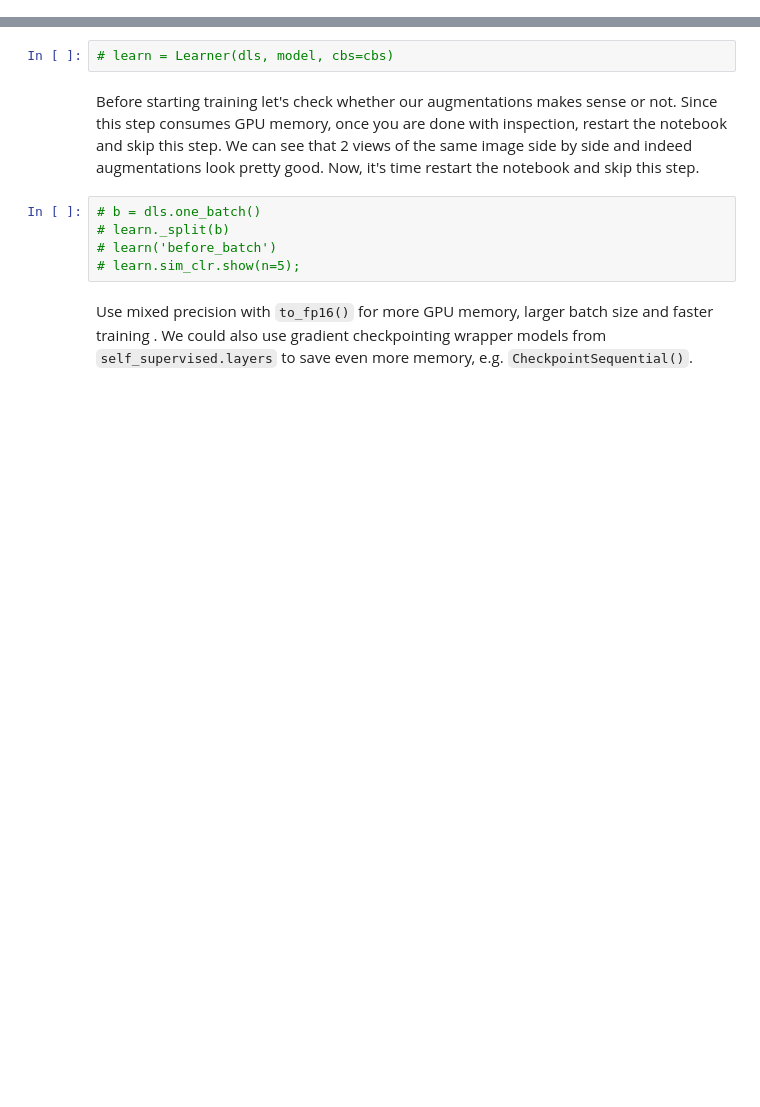
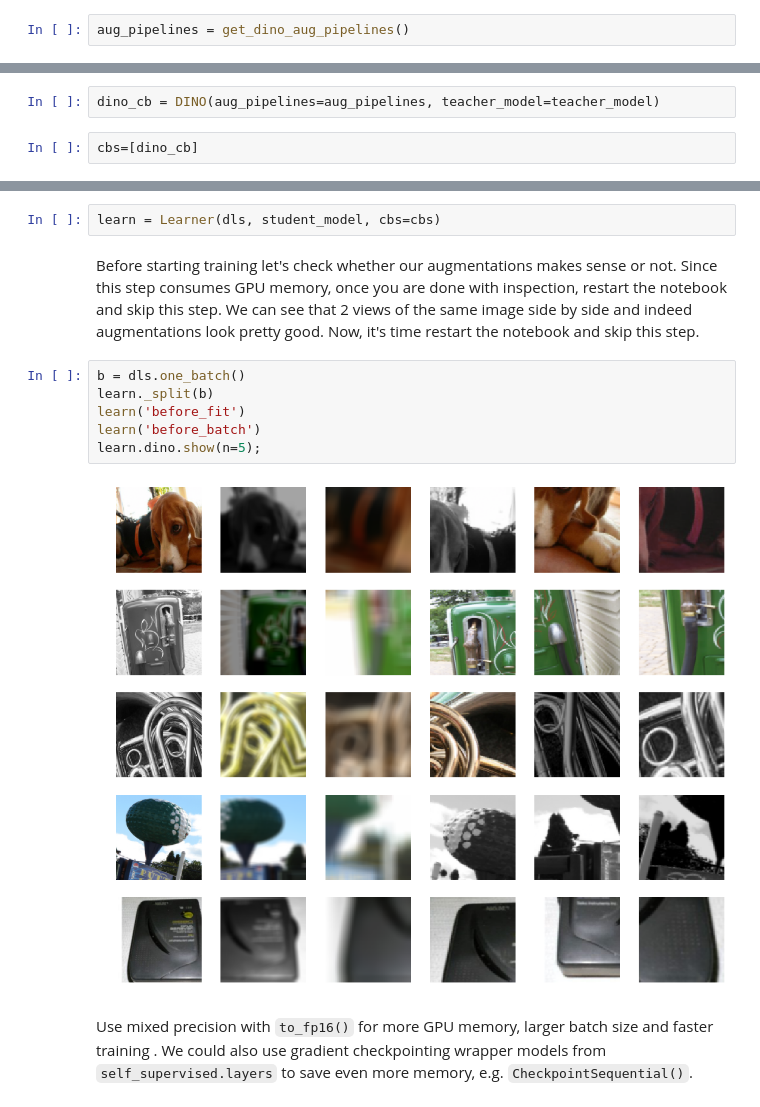
Before and after one commit to KeremTurgutlu/self_supervised, a Jupyter notebook: examples/vision/06 - training_dino_iwang.ipynb, the cells around one changed output, grey strips where cells are left out. Drawn from its saved outputs; the diff is of its cells as text; blank space fills up the shorter version.

```diff
--- a/examples/vision/06 - training_dino_iwang.ipynb
+++ b/examples/vision/06 - training_dino_iwang.ipynb
@@ -96,0 +84,2 @@ Next step is perhaps the most critical step for achieving good results on a cust
+# %%
+aug_pipelines = get_dino_aug_pipelines()
@@ -158 +108,5 @@ class BarlowTwins(Callback):
+# %%
+dino_cb = DINO(aug_pipelines=aug_pipelines, teacher_model=teacher_model)
+# %%
+cbs=[dino_cb]
 # %%
@@ -161,12 +114,15 @@ class BarlowTwins(Callback):
 # %%
-# learn = Learner(dls, model, cbs=cbs)
+learn = Learner(dls, student_model, cbs=cbs)
 # %% [markdown]
 Before starting training let's check whether our augmentations makes sense or not. Since this step consumes GPU memory, once you are done with inspection, restart the notebook and skip this step. We can see that 2 views of the same image side by side and indeed augmentations look pretty good. Now, it's time restart the notebook and skip this step.
 # %%
-# b = dls.one_batch()
-# learn._split(b)
-# learn('before_batch')
-# learn.sim_clr.show(n=5);
+b = dls.one_batch()
+learn._split(b)
+learn('before_fit')
+learn('before_batch')
+learn.dino.show(n=5);
+# %% [output]
+[figure, added]
 # %% [markdown]
 Use mixed precision with `to_fp16()` for more GPU memory, larger batch size and faster training . We could also use gradient checkpointing wrapper models from `self_supervised.layers` to save even more memory, e.g. `CheckpointSequential()`.
 # %%
```
Also changed, not shown: parts of 19 cells of this notebook, 4 other files.
